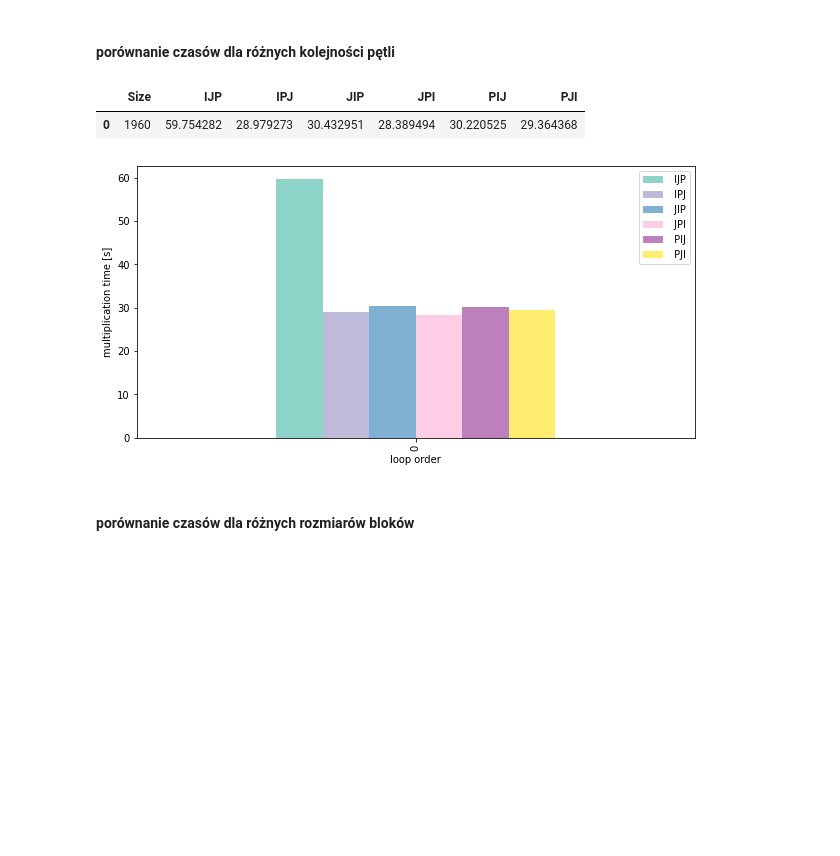
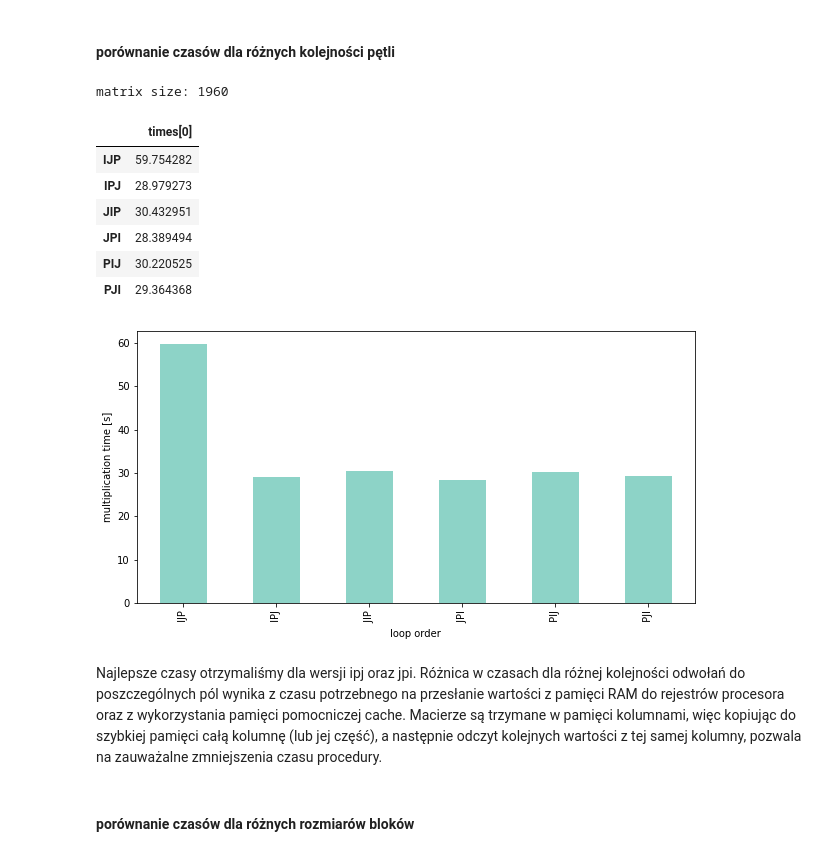
Before and after one commit to mhawryluk/matrix-algorithms, a Jupyter notebook: lab1/lab1.ipynb, the cells around one changed output. Cells and saved outputs as stored; diff of their text form; code cells hidden in the pictures; blank space fills up the shorter version.

Commit message:
added more descriptions and conclusions
+ generated 225x225 matrix

```diff
--- a/lab1/lab1.ipynb
+++ b/lab1/lab1.ipynb
@@ -537,22 +558,34 @@ int main()
 # %%
 def show_mult_times(file):
     data = pd.read_csv(file)
+    print(f'matrix size: {data["Size"][0]}')
+    data = data.transpose().drop('Size').rename(columns={0: "times[0]"})
 
-    data.drop(columns="Size").plot(
+
+    data.plot(
         kind='bar',
         xlabel='loop order',
         ylabel='multiplication time [s]',
         figsize=(10, 5),
-        colormap='Set3'
+        colormap='Set3',
+        legend=None
     )
 
     return data
 
 show_mult_times("matmul_times.csv")
 # %% [output]
+matrix size: 1960
-|  | Size | IJP | IPJ | JIP | JPI | PIJ | PJI |
-| 0 | 1960 | 59.754282 | 28.979273 | 30.432951 | 28.389494 | 30.220525 | 29.364368 |
+|  | times[0] |
+| IJP | 59.754282 |
+| IPJ | 28.979273 |
+| JIP | 30.432951 |
+| JPI | 28.389494 |
+| PIJ | 30.220525 |
+| PJI | 29.364368 |
-[figure, old version]
+[figure, new version]
+# %% [markdown]
+Najlepsze czasy otrzymaliśmy dla wersji ipj oraz jpi. Różnica w czasach dla różnej kolejności odwołań do poszczególnych pól wynika z czasu potrzebnego na przesłanie wartości z pamięci RAM do rejestrów procesora oraz z wykorzystania pamięci pomocniczej cache. Macierze są trzymane w pamięci kolumnami, więc kopiując do szybkiej pamięci całą kolumnę (lub jej część), a następnie odczyt kolejnych wartości z tej samej kolumny, pozwala na zauważalne zmniejszenia czasu procedury.
 # %% [markdown]
 #### porównanie czasów dla różnych rozmiarów bloków
 # %%
```
Also changed, not shown: parts of 26 cells of this notebook, 3 other files.
